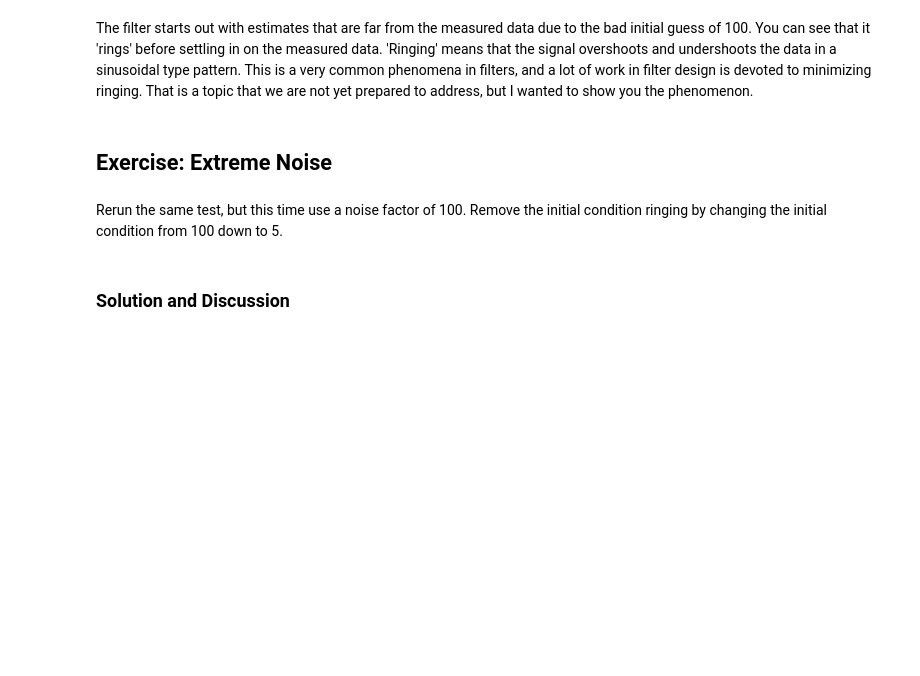
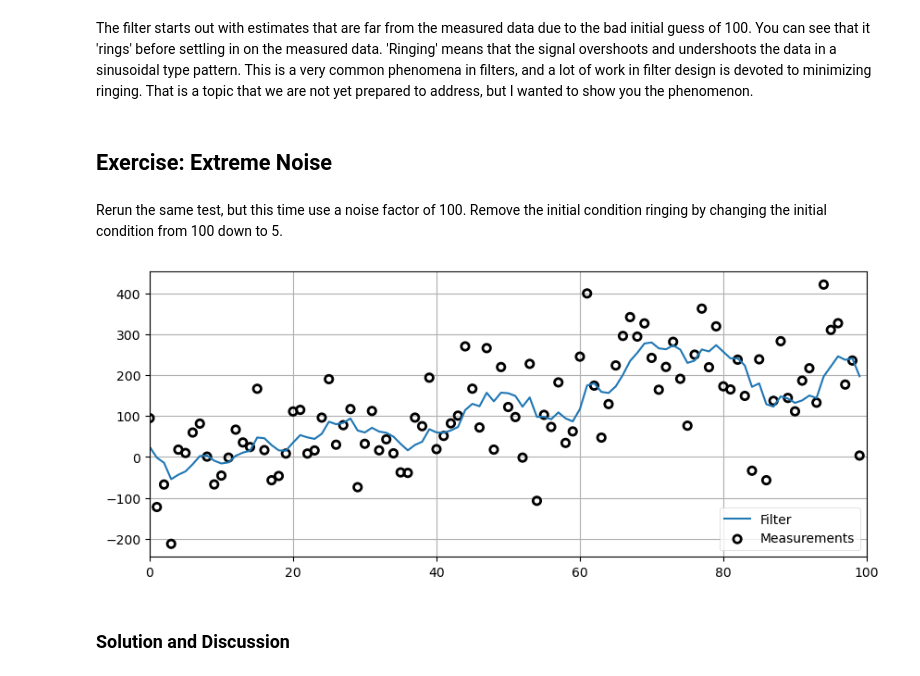
Before and after one commit to anjrew/Kalman-and-Bayesian-Filters-in-Python, a Jupyter notebook: 01-g-h-filter.ipynb, the cells around one changed output. Saved outputs shown, nothing was run; the diff lists cells and outputs as text; code cells hidden in the pictures; blank space fills up the shorter version.

```diff
--- a/01-g-h-filter.ipynb
+++ b/01-g-h-filter.ipynb
@@ -597,3 +595,10 @@ Rerun the same test, but this time use a noise factor of 100. Remove the initial
+# %%
+# your code here
+measurements = gen_data(5, 2, 100, 100)
+data = g_h_filter(data=measurements, x0=5., dx=2., g=.2, h=0.02)
+plot_g_h_results(measurements, data)
+# %% [output]
+[figure, added]
 # %% [markdown]
 ### Solution and Discussion
 # %%
```
Also changed, not shown: parts of 17 cells of this notebook, 1 other file.
